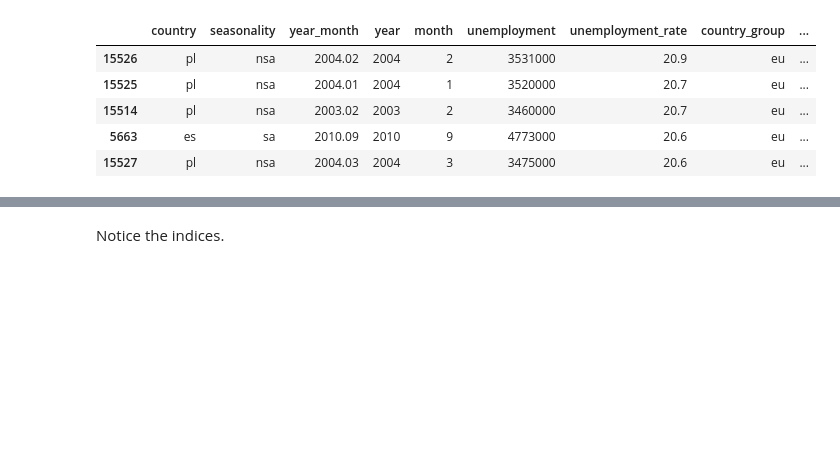
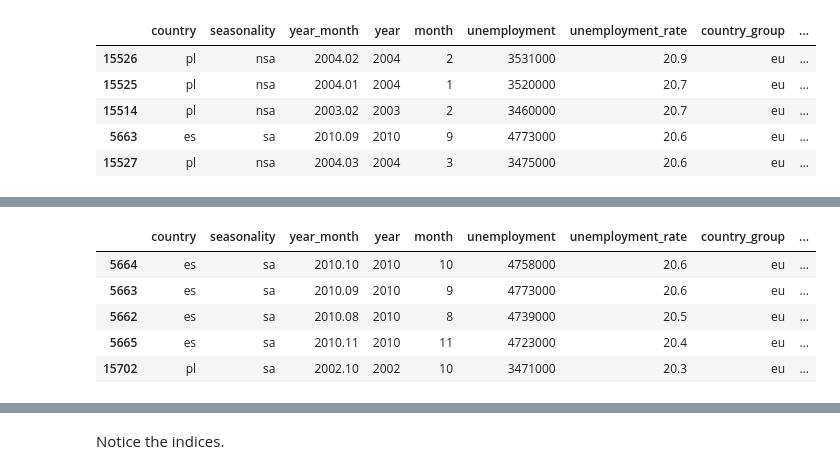
Before and after one commit to dlab-berkeley/Python-Data-Wrangling-Legacy, a Jupyter notebook: introduction-to-pandas.ipynb, the cells around one changed output, grey strips where cells are left out. Drawn from its saved outputs; the diff is of its cells as text; code cells hidden in the pictures; blank space fills up the shorter version.

```diff
--- a/introduction-to-pandas.ipynb
+++ b/introduction-to-pandas.ipynb
@@ -507 +529,10 @@ unemployment.sort('unemployment_rate', ascending=False)[:5]
+# %%
+unemployment[unemployment['seasonality'] == 'sa'].sort('unemployment_rate', ascending=False)[:5]
+# %% [output]
+|  | country | seasonality | year_month | year | month | unemployment | unemployment_rate | country_group | ... |
+| 5664 | es | sa | 2010.10 | 2010 | 10 | 4758000 | 20.6 | eu | ... |
+| 5663 | es | sa | 2010.09 | 2010 | 9 | 4773000 | 20.6 | eu | ... |
+| 5662 | es | sa | 2010.08 | 2010 | 8 | 4739000 | 20.5 | eu | ... |
+| 5665 | es | sa | 2010.11 | 2010 | 11 | 4723000 | 20.4 | eu | ... |
+| 15702 | pl | sa | 2002.10 | 2002 | 10 | 3471000 | 20.3 | eu | ... |
 # %% [markdown]
```
Also changed, not shown: parts of 41 cells of this notebook.
